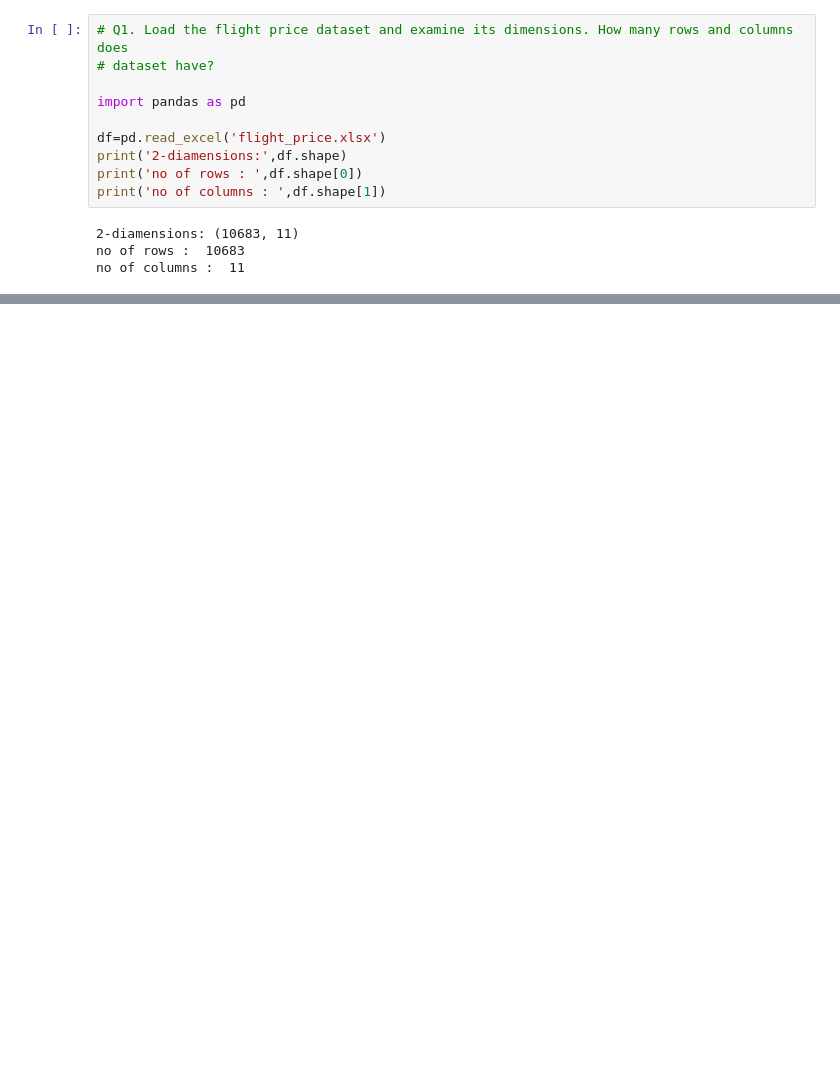
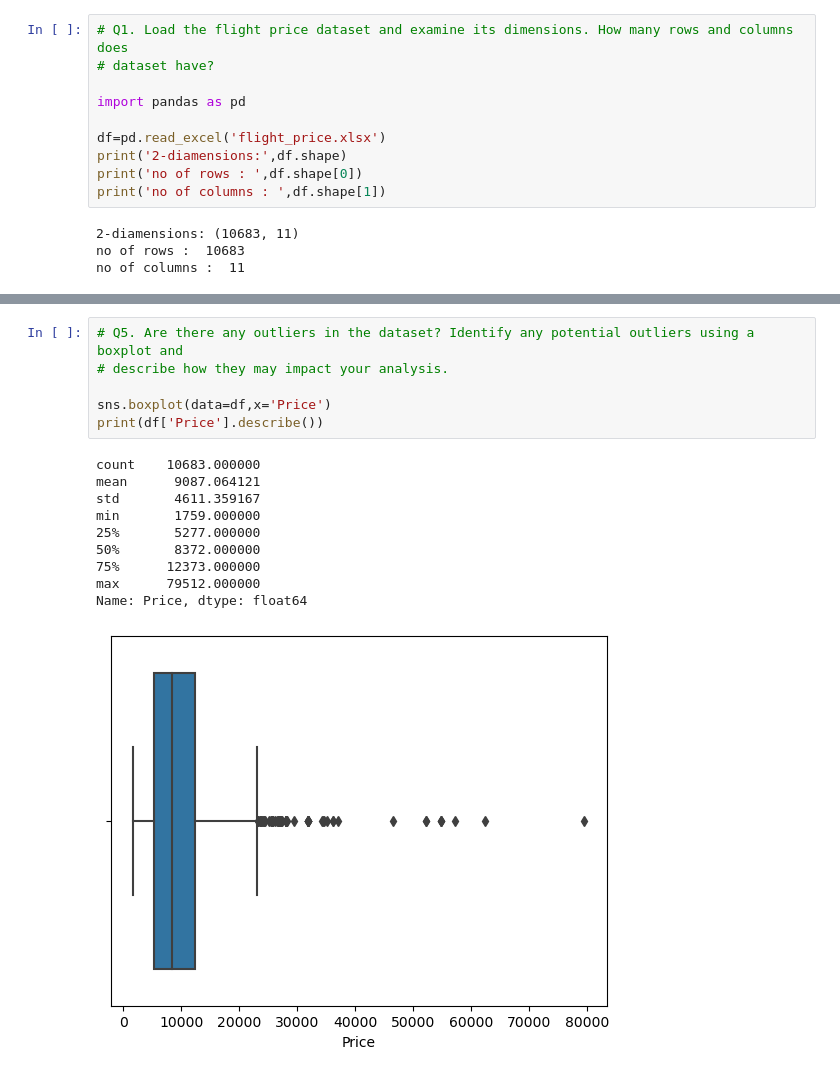
Before and after one commit to Dholakiyayash/data-science, a Jupyter notebook: week14_EDA_Assignment-2.ipynb, the cells around one changed output, grey strips where cells are left out. Cells and saved outputs as stored; diff of their text form; blank space fills up the shorter version.

```diff
--- a/week14_EDA_Assignment-2.ipynb
+++ b/week14_EDA_Assignment-2.ipynb
@@ -28,0 +68,17 @@ import
+# %%
+# Q5. Are there any outliers in the dataset? Identify any potential outliers using a boxplot and
+# describe how they may impact your analysis.
+
+sns.boxplot(data=df,x='Price')
+print(df['Price'].describe())
+# %% [output]
+count    10683.000000
+mean      9087.064121
+std       4611.359167
+min       1759.000000
+25%       5277.000000
+50%       8372.000000
+75%      12373.000000
+max      79512.000000
+Name: Price, dtype: float64
+[figure, added]
```
Also changed, not shown: parts of 46 cells of this notebook.
